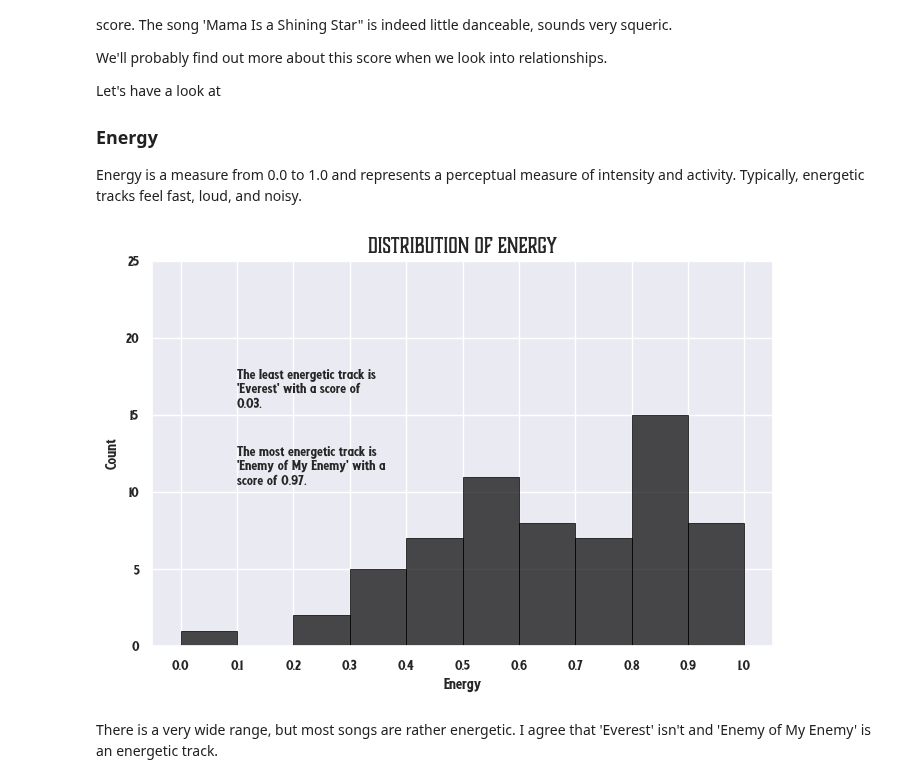
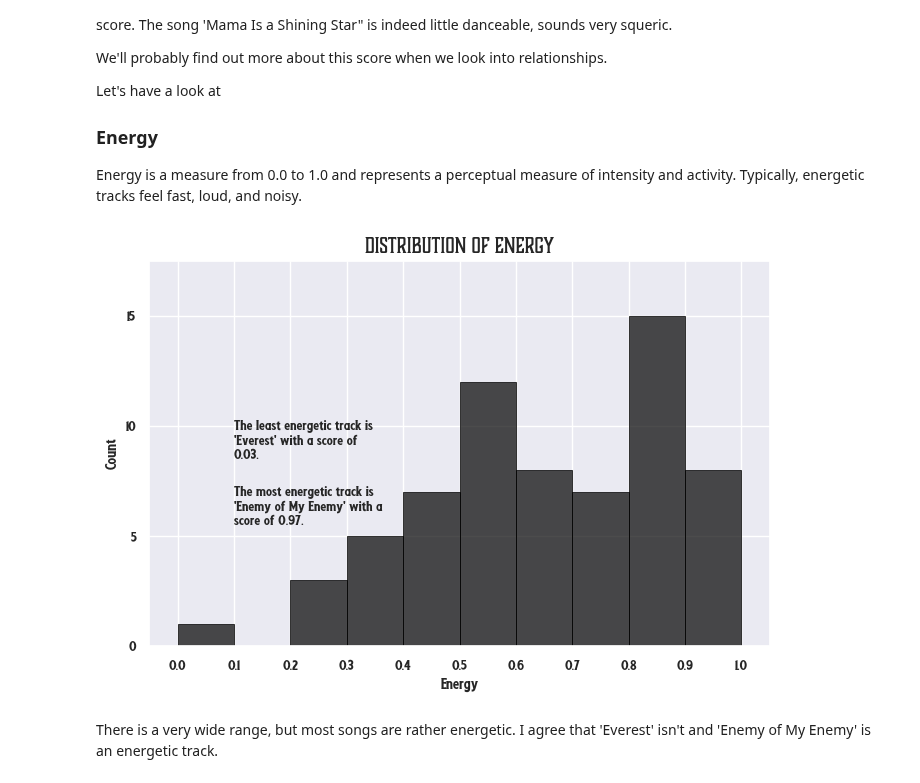
Before and after one commit to scheinmensch/Spotify, a Jupyter notebook: AllThemWitches.ipynb, the cells around one changed output. Drawn from its saved outputs; the diff is of its cells as text; code cells hidden in the pictures.

Commit message:
added short info about the band, changed tome plots since there are now 2 more songs in the data set, added plot for explicit variable

```diff
--- a/AllThemWitches.ipynb
+++ b/AllThemWitches.ipynb
@@ -255,0 +240,18 @@ But let's now have a close look at the distributions of the variables before we
+# %%
+atw.loc[atw['album_release_date'].dt.year == 2022, 'album_name'] = "Baker's Dozen"
+album_popularity = atw.groupby('album_name')['popularity'].mean().sort_values(ascending=False).reset_index()
+plt.figure(figsize=(8,5))
+bars = plt.barh(range(len(album_popularity)), album_popularity['popularity'], color='000000', alpha=0.8)
+
+for i, bar in enumerate(bars):
+    plt.text(1, bar.get_y() + bar.get_height()/2,
+             album_popularity['album_name'].iloc[i],
+             va='center', ha='left', color='#FFFFFF', fontproperties=prop2, fontsize=15)
+
+plt.xlabel('Popularity', fontproperties=prop2, fontsize=14)
+plt.ylabel('Album', fontproperties=prop2, fontsize=14)
+plt.title('Albums by Popularity', fontproperties=prop, fontsize=13)
+plt.yticks([])
+plt.xticks(fontproperties=prop2, fontsize=13)
+plt.gca().invert_yaxis()
+plt.show()
@@ -328,18 +344,19 @@ Energy is a measure from 0.0 to 1.0 and represents a perceptual measure of inten
 # %%
 bin_boundaries = np.arange(0, 1.1, 0.1)
 plt.figure(figsize=(8,5))
 sns.histplot(atw['energy'],  color='#000000', edgecolor='#000000', alpha=.7, linewidth=0.5, bins=bin_boundaries, stat='count')
 plt.title('Distribution of Energy', fontproperties=prop, fontsize=15)
 plt.xlabel('Energy', fontproperties=prop2, fontsize=14)
 plt.ylabel('Count', fontproperties=prop2, fontsize=14)
-plt.yticks(np.arange(0, 30, 5), fontproperties=prop2, fontsize=13)
+plt.yticks(np.arange(0, 20, 5), fontproperties=prop2, fontsize=13)
+plt.ylim(0,17.5)
 plt.grid(True)
 plt.xticks(np.arange(0, 1.1, 0.1),fontproperties=prop2, fontsize=13)
-plt.text(0.1, 15.5,f"The least energetic track is \n'{atw.loc[atw['energy'].idxmin(), 'name']}' with a score of \n{atw['energy'].min():.2f}.", fontproperties=prop2, fontsize=13)
-plt.text(0.1, 10.5,f"The most energetic track is \n'{atw.loc[atw['energy'].idxmax(), 'name']}' with a \nscore of {atw['energy'].max():.2f}.", fontproperties=prop2, fontsize=13)
+plt.text(0.1, 8.5,f"The least energetic track is \n'{atw.loc[atw['energy'].idxmin(), 'name']}' with a score of \n{atw['energy'].min():.2f}.", fontproperties=prop2, fontsize=13)
+plt.text(0.1, 5.5,f"The most energetic track is \n'{atw.loc[atw['energy'].idxmax(), 'name']}' with a \nscore of {atw['energy'].max():.2f}.", fontproperties=prop2, fontsize=13)
 plt.show();
 # %% [output]
-[figure, old version]
+[figure, new version]
 # %% [markdown]
 There is a very wide range, but most songs are rather energetic. I agree that 'Everest' isn't and 'Enemy of My Enemy' is an energetic track.
 # %% [markdown]
```
Also changed, not shown: parts of 36 cells of this notebook.
